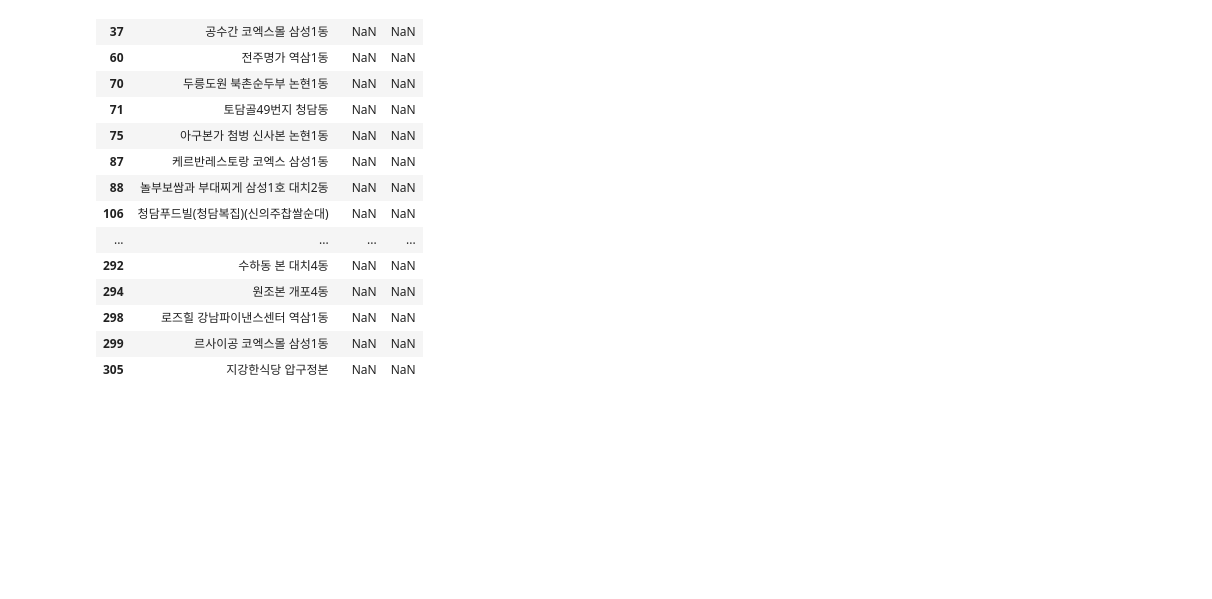
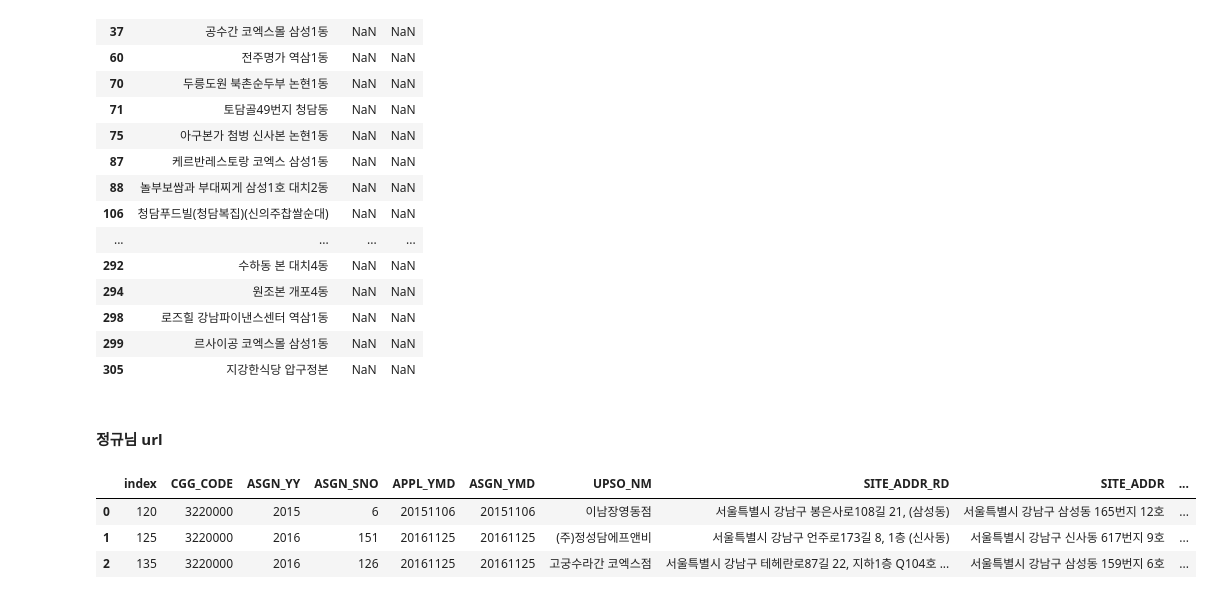
Before and after one commit to benidjor/model-restaurant-in-gangnam, a Jupyter notebook: kakaomap_crawling_pracice.ipynb, the cells around one changed output. Saved outputs shown, nothing was run; the diff lists cells and outputs as text; code cells hidden in the pictures; blank space fills up the shorter version.

```diff
--- a/kakaomap_crawling_pracice.ipynb
+++ b/kakaomap_crawling_pracice.ipynb
@@ -2657,3 +2657,13 @@ url_compared_df.loc[url_compared_df.url.isna()]
 | 298 | 로즈힐 강남파이낸스센터 역삼1동 | NaN | NaN |
 | 299 | 르사이공 코엑스몰 삼성1동 | NaN | NaN |
 | 305 | 지강한식당 압구정본 | NaN | NaN |
+# %% [markdown]
+#### 정규님 url
+# %%
+jeonggyu = pd.read_csv("data/jeonggyu_df.csv")
+jeonggyu.head(3)
+# %% [output]
+|  | index | CGG_CODE | ASGN_YY | ASGN_SNO | APPL_YMD | ASGN_YMD | UPSO_NM | SITE_ADDR_RD | SITE_ADDR | ... |
+| 0 | 120 | 3220000 | 2015 | 6 | 20151106 | 20151106 | 이남장영동점 | 서울특별시 강남구 봉은사로108길 21, (삼성동) | 서울특별시 강남구 삼성동 165번지 12호 | ... |
+| 1 | 125 | 3220000 | 2016 | 151 | 20161125 | 20161125 | (주)정성담에프앤비 | 서울특별시 강남구 언주로173길 8, 1층 (신사동) | 서울특별시 강남구 신사동 617번지 9호 | ... |
+| 2 | 135 | 3220000 | 2016 | 126 | 20161125 | 20161125 | 고궁수라간 코엑스점 | 서울특별시 강남구 테헤란로87길 22, 지하1층 Q104호 ... | 서울특별시 강남구 삼성동 159번지 6호 | ... |
```
Also changed, not shown: parts of 15 cells of this notebook, 4 other files.
